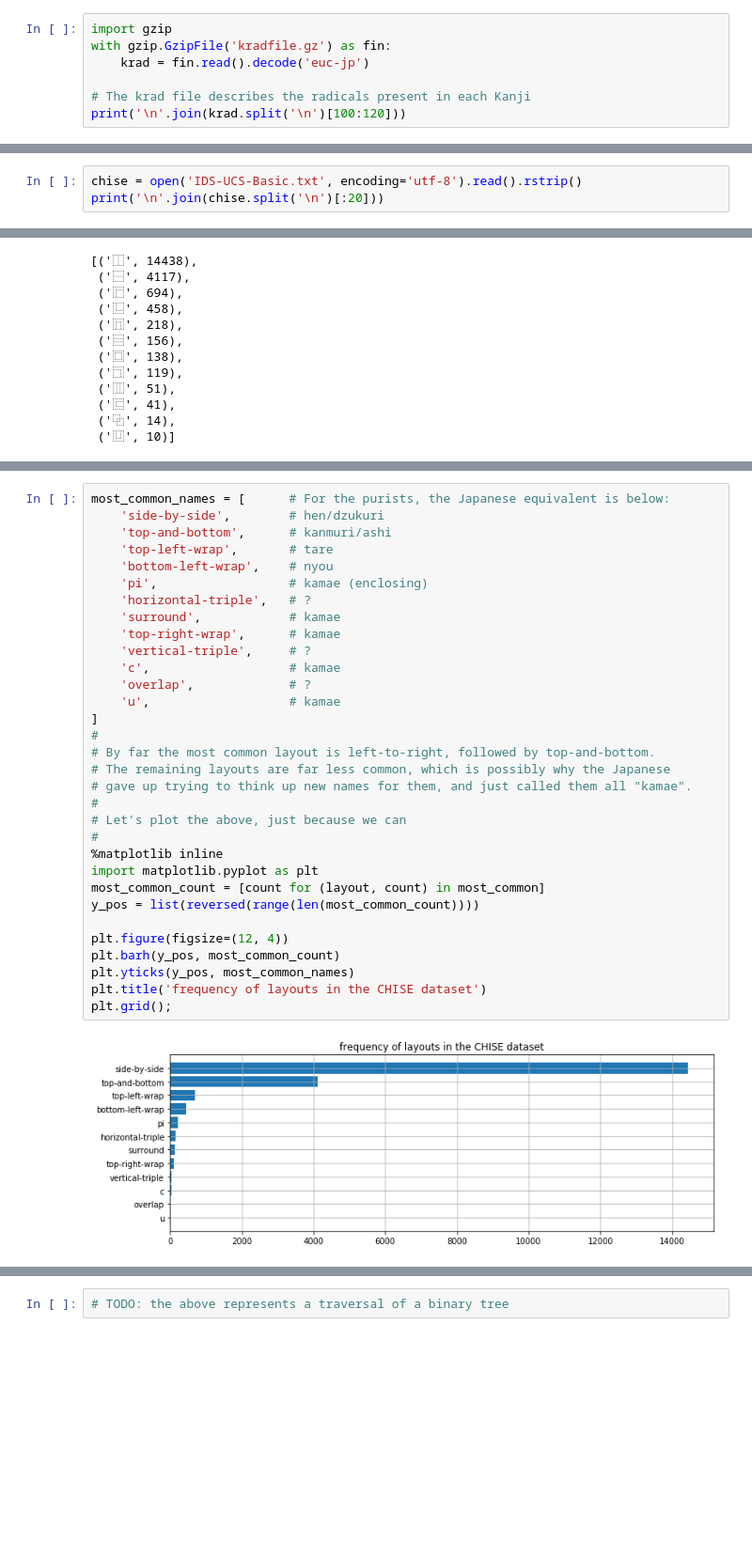
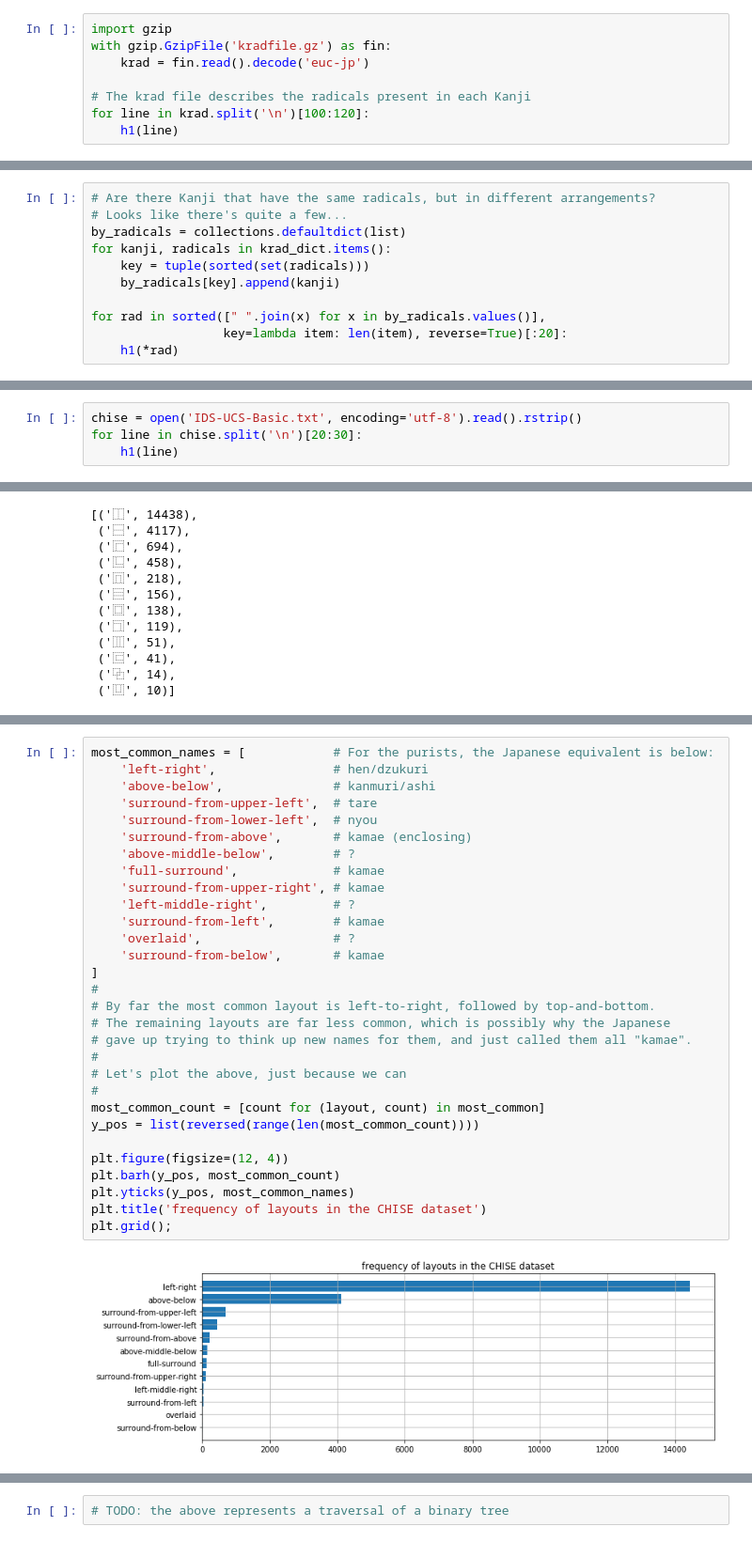
Before and after one commit to mpenkov/nihongo, a Jupyter notebook: resources.ipynb, the cells around one changed output, grey strips where cells are left out. Shown at 94% size. Saved outputs shown, nothing was run; the diff lists cells and outputs as text; blank space fills up the shorter version.

```diff
--- a/resources.ipynb
+++ b/resources.ipynb
@@ -25,5 +181,6 @@ with gzip.GzipFile('kradfile.gz') as fin:
     krad = fin.read().decode('euc-jp')
 
 # The krad file describes the radicals present in each Kanji
-print('\n'.join(krad.split('\n')[100:120]))
+for line in krad.split('\n')[100:120]:
+    h1(line)
 # %% [output]
@@ -66,0 +313,11 @@ krad_dict['鉄']
+# %%
+# Are there Kanji that have the same radicals, but in different arrangements?
+# Looks like there's quite a few...
+by_radicals = collections.defaultdict(list)
+for kanji, radicals in krad_dict.items():
+    key = tuple(sorted(set(radicals)))
+    by_radicals[key].append(kanji)
+
+for rad in sorted([" ".join(x) for x in by_radicals.values()],
+                  key=lambda item: len(item), reverse=True)[:20]:
+    h1(*rad)
@@ -77,5 +431,6 @@ However, instead of decomposing a Kanji into a mere set of radicals, they decomp
 # ! wget "http://git.chise.org/gitweb/?p=chise/ids.git;a=blob_plain;f=IDS-UCS-Basic.txt" -O IDS-UCS-Basic.txt
 # %%
 chise = open('IDS-UCS-Basic.txt', encoding='utf-8').read().rstrip()
-print('\n'.join(chise.split('\n')[:20]))
+for line in chise.split('\n')[20:30]:
+    h1(line)
 # %% [output]
@@ -147,34 +498,32 @@ most_common
 # %%
-most_common_names = [      # For the purists, the Japanese equivalent is below:
-    'side-by-side',        # hen/dzukuri
-    'top-and-bottom',      # kanmuri/ashi
-    'top-left-wrap',       # tare
-    'bottom-left-wrap',    # nyou
-    'pi',                  # kamae (enclosing)
-    'horizontal-triple',   # ?
-    'surround',            # kamae
-    'top-right-wrap',      # kamae
-    'vertical-triple',     # ?
-    'c',                   # kamae
-    'overlap',             # ?
-    'u',                   # kamae
+most_common_names = [            # For the purists, the Japanese equivalent is below:
+    'left-right',                # hen/dzukuri
+    'above-below',               # kanmuri/ashi
+    'surround-from-upper-left',  # tare
+    'surround-from-lower-left',  # nyou
+    'surround-from-above',       # kamae (enclosing)
+    'above-middle-below',        # ?
+    'full-surround',             # kamae
+    'surround-from-upper-right', # kamae
+    'left-middle-right',         # ?
+    'surround-from-left',        # kamae
+    'overlaid',                  # ?
+    'surround-from-below',       # kamae
 ]
 #
 # By far the most common layout is left-to-right, followed by top-and-bottom.
 # The remaining layouts are far less common, which is possibly why the Japanese
 # gave up trying to think up new names for them, and just called them all "kamae".
 #
 # Let's plot the above, just because we can
 #
-%matplotlib inline
-import matplotlib.pyplot as plt
 most_common_count = [count for (layout, count) in most_common]
 y_pos = list(reversed(range(len(most_common_count))))
 
 plt.figure(figsize=(12, 4))
 plt.barh(y_pos, most_common_count)
 plt.yticks(y_pos, most_common_names)
 plt.title('frequency of layouts in the CHISE dataset')
 plt.grid();
 # %% [output]
-[figure, old version]
+[figure, new version]
```
Also changed, not shown: parts of 91 cells of this notebook.
